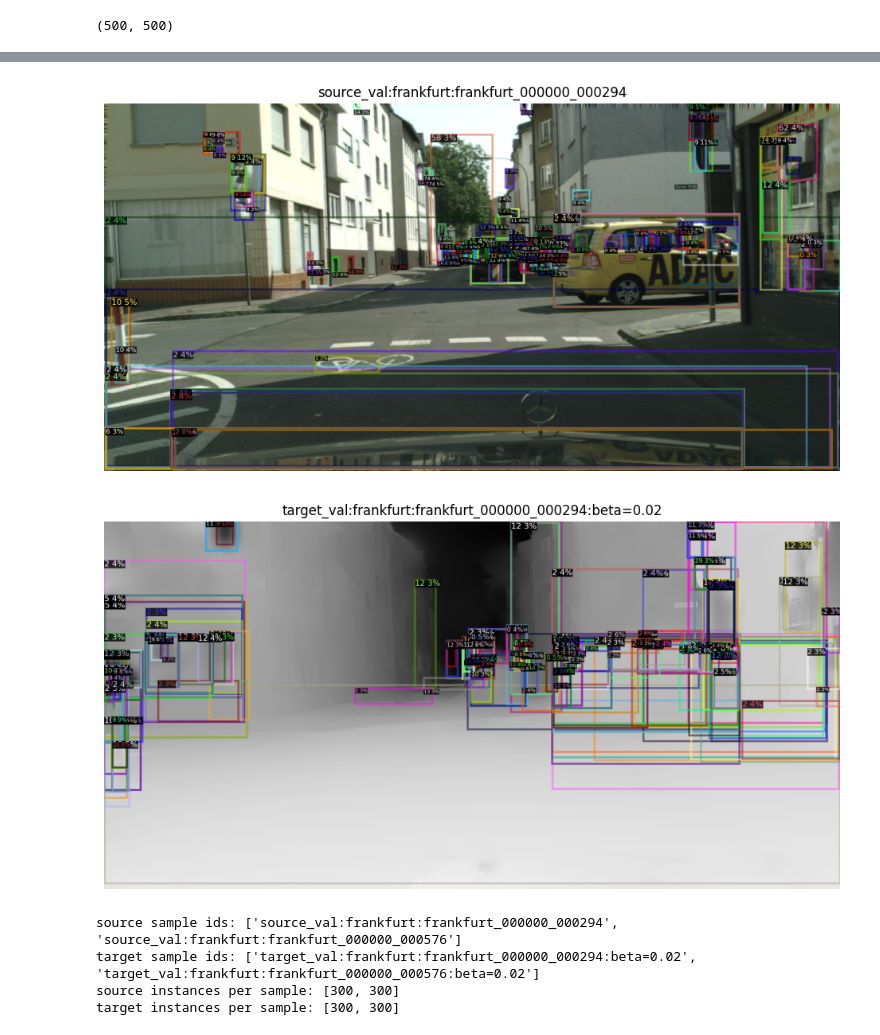
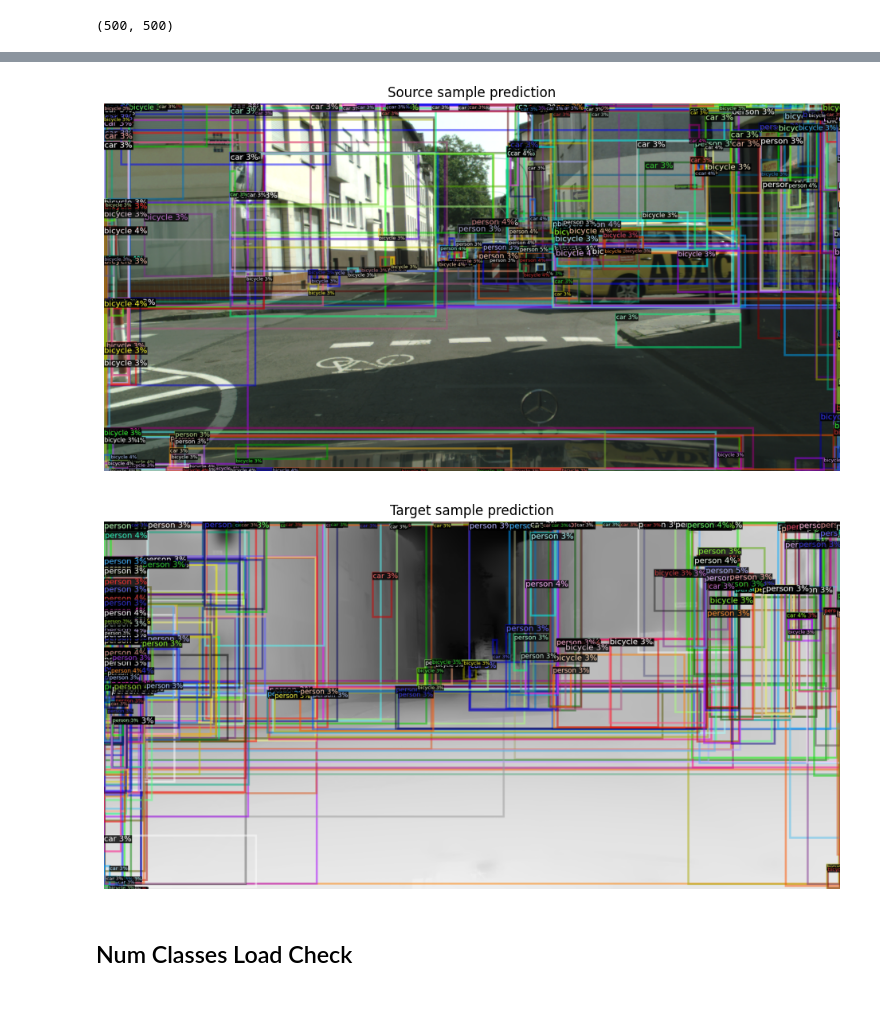
Before and after one commit to zhanglijun95/SF-ActiveDomainAdaptation, a Jupyter notebook: notebooks/daod/02_model_sanity.ipynb, the cells around one changed output, grey strips where cells are left out. Saved outputs shown, nothing was run; the diff lists cells and outputs as text; code cells hidden in the pictures; blank space fills up the shorter version.

```diff
--- a/notebooks/daod/02_model_sanity.ipynb
+++ b/notebooks/daod/02_model_sanity.ipynb
@@ -40,6 +37,6 @@ cuda available: True
 # %%
-source_ds = build_dataset(cfg, "source_val", transform=None)
-target_ds = build_dataset(cfg, "target_val", transform=None)
+source_ds = build_daod_dataset(cfg, "source_val", transform=None)
+target_ds = build_daod_dataset(cfg, "target_val", transform=None)
 len(source_ds), len(target_ds)
 # %% [output]
 (500, 500)
@@ -58,13 +52,10 @@ Retrying checkpoint load with weights_only=False for /local/home/ljzhang/code/SF
 # %%
-source_batch = [source_ds[i] for i in range(2)]
-target_batch = [target_ds[i] for i in range(2)]
-mixed_batch = [source_batch[0], target_batch[0]]
-
-for sample in mixed_batch:
+sample_batch = [source_ds[0], target_ds[0]]
+for sample in sample_batch:
     assert Path(sample["file_name"]).exists()
-    assert sample["annotations"] is not None
     assert sample["height"] > 0 and sample["width"] > 0
-mixed_batch[0]
+    assert isinstance(sample["annotations"], list)
+sample_batch[0]
 # %% [output]
 {'sample_id': 'source_val:frankfurt:frankfurt_000000_000294',
  'file_name': '/home/ljzhang/data/ins-seg/cityscapes/leftImg8bit/val/frankfurt/frankfurt_000000_000294_leftImg8bit.png',
@@ -84,7 +75,6 @@ mixed_batch[0]
    'iscrowd': 0,
    'area': 107332.5}]}
 # %%
-outputs = run_daod_inference(adapter, mixed_batch)
-assert len(outputs) == len(mixed_batch)
-outputs[0].keys()
+outputs = run_daod_inference(adapter, sample_batch)
+len(outputs), outputs[0].keys()
 # %% [output]
@@ -133,32 +107,21 @@ Instances(num_instances=300, image_height=1024, image_width=2048, fields=[pred_b
 # %%
-metadata = MetadataCatalog.get("daod_detrex_demo")
-metadata.set(thing_classes=[str(i) for i in range(80)])
+metadata = MetadataCatalog.get("daod_model_sanity")
+metadata.set(thing_classes=list(source_ds.thing_classes))
 
-def visualize_prediction(sample, prediction, title):
+def visualize(sample, output, title):
     image = np.asarray(Image.open(sample["file_name"]).convert("RGB"))
     vis = Visualizer(image, metadata=metadata)
-    rendered = vis.draw_instance_predictions(prediction["instances"].to("cpu")).get_image()
+    rendered = vis.draw_instance_predictions(output["prediction"]["instances"].to("cpu")).get_image()
     plt.figure(figsize=(12, 6))
     plt.imshow(rendered)
     plt.title(title)
     plt.axis("off")
 
 
-for sample, output in zip(mixed_batch, outputs):
-    visualize_prediction(sample, output["prediction"], f"{sample['sample_id']}")
+visualize(sample_batch[0], outputs[0], "Source sample prediction")
+visualize(sample_batch[1], outputs[1], "Target sample prediction")
 # %% [output]
-[figure, old version]
+[figure, new version]
-[figure, old version]
+[figure, new version]
-# %%
-source_outputs = run_daod_inference(adapter, source_batch)
-target_outputs = run_daod_inference(adapter, target_batch)
-
-print('source sample ids:', [item['sample_id'] for item in source_outputs])
-print('target sample ids:', [item['sample_id'] for item in target_outputs])
-print('source instances per sample:', [len(item['prediction']['instances']) for item in source_outputs])
-print('target instances per sample:', [len(item['prediction']['instances']) for item in target_outputs])
-# %% [output]
-source sample ids: ['source_val:frankfurt:frankfurt_000000_000294', 'source_val:frankfurt:frankfurt_000000_000576']
-target sample ids: ['target_val:frankfurt:frankfurt_000000_000294:beta=0.02', 'target_val:frankfurt:frankfurt_000000_000576:beta=0.02']
-source instances per sample: [300, 300]
-target instances per sample: [300, 300]
+# %% [markdown]
+## Num Classes Load Check
```
Also changed, not shown: parts of 10 cells of this notebook, 20 other files.
